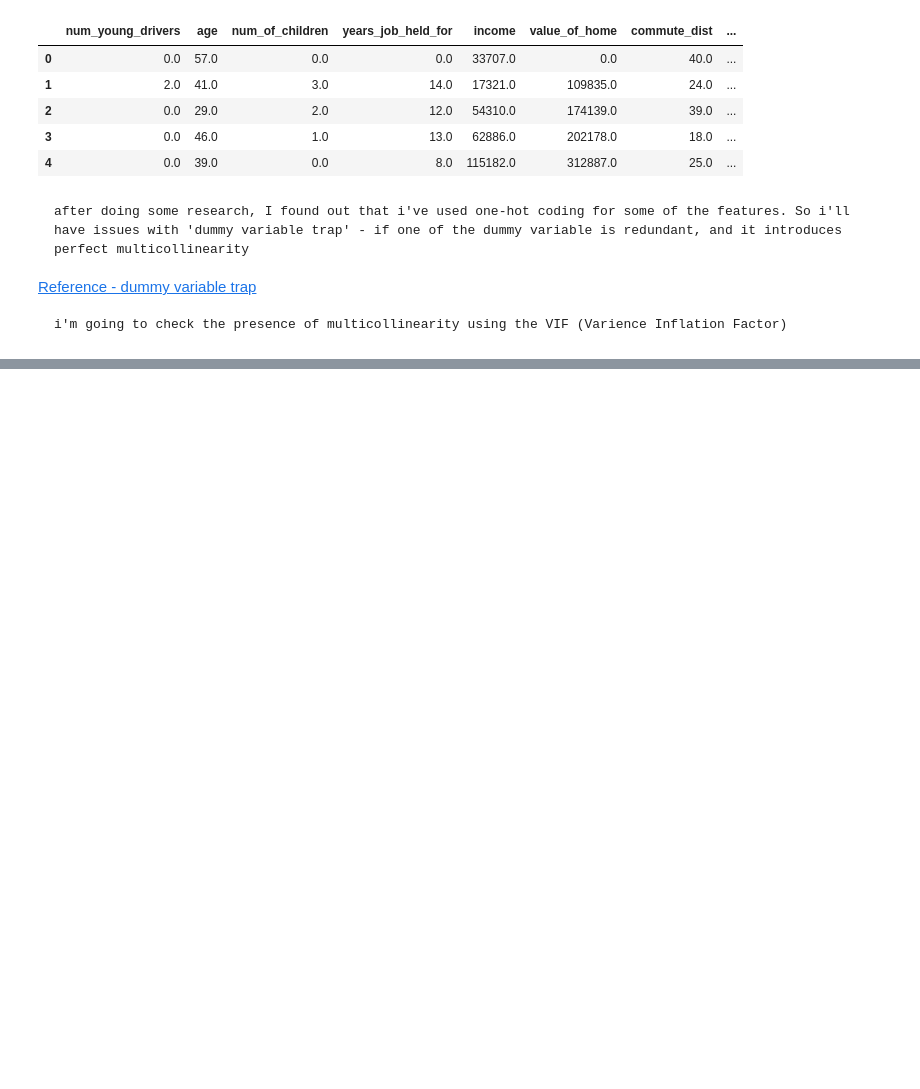
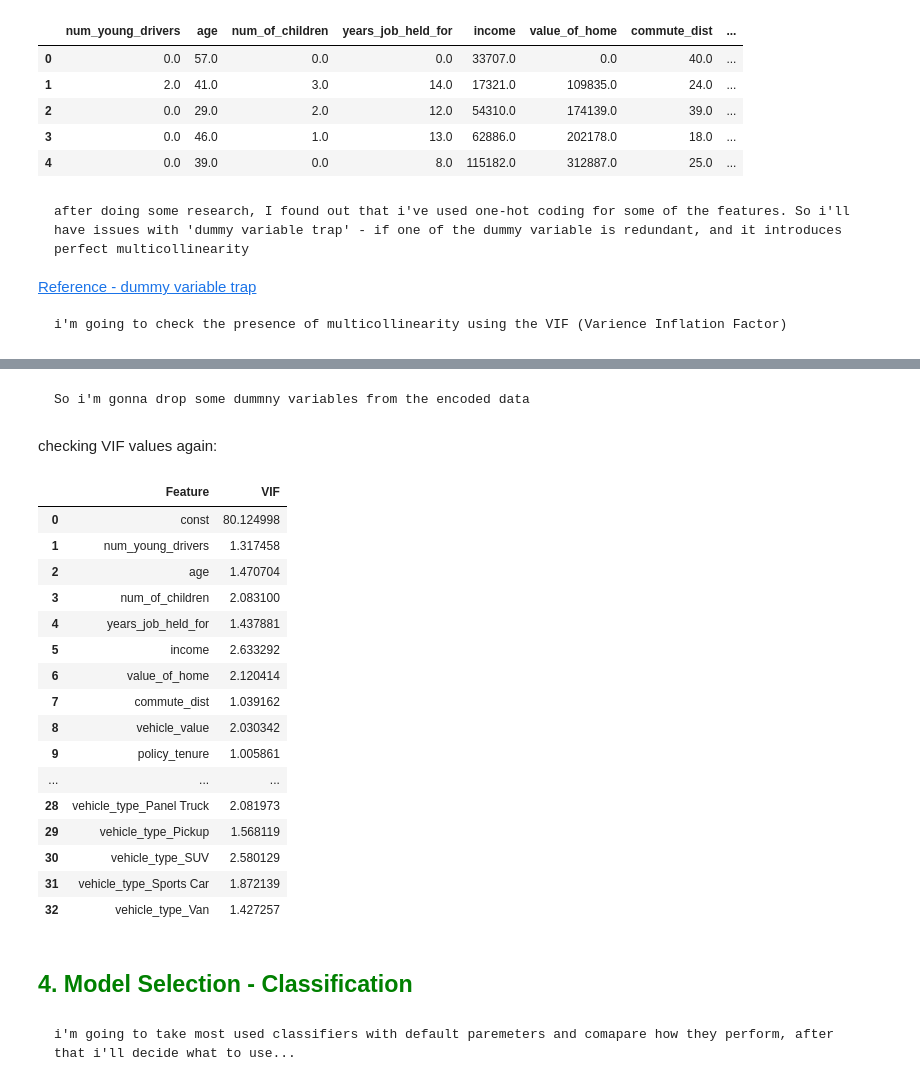
Before and after one commit to shafnybuilds/Car_Insurance_Claim_Prediction, a Jupyter notebook: Scripts/main.ipynb, the cells around one changed output, grey strips where cells are left out. Cells and saved outputs as stored; diff of their text form; code cells hidden in the pictures; blank space fills up the shorter version.

```diff
--- a/Scripts/main.ipynb
+++ b/Scripts/main.ipynb
@@ -674,0 +696,33 @@ vif_df.head()
+# %% [markdown]
+    So i'm gonna drop some dummny variables from the encoded data
+# %%
+X_train_cleaned.drop(
+    ["occupation_Blue Collar", "vehicle_type_Minivan"], axis=1, inplace=True
+)
+# %% [markdown]
+checking VIF values again:
+# %%
+vif_df = calculate_vif(X_train_cleaned)
+vif_df
+# %% [output]
+|  | Feature | VIF |
+| 0 | const | 80.124998 |
+| 1 | num_young_drivers | 1.317458 |
+| 2 | age | 1.470704 |
+| 3 | num_of_children | 2.083100 |
+| 4 | years_job_held_for | 1.437881 |
+| 5 | income | 2.633292 |
+| 6 | value_of_home | 2.120414 |
+| 7 | commute_dist | 1.039162 |
+| 8 | vehicle_value | 2.030342 |
+| 9 | policy_tenure | 1.005861 |
+| ... | ... | ... |
+| 28 | vehicle_type_Panel Truck | 2.081973 |
+| 29 | vehicle_type_Pickup | 1.568119 |
+| 30 | vehicle_type_SUV | 2.580129 |
+| 31 | vehicle_type_Sports Car | 1.872139 |
+| 32 | vehicle_type_Van | 1.427257 |
+# %% [markdown]
+## <font color='green'> 4. Model Selection - Classification
+# %% [markdown]
+    i'm going to take most used classifiers with default paremeters and comapare how they perform, after that i'll decide what to use...
```
Also changed, not shown: parts of 4 cells of this notebook.
